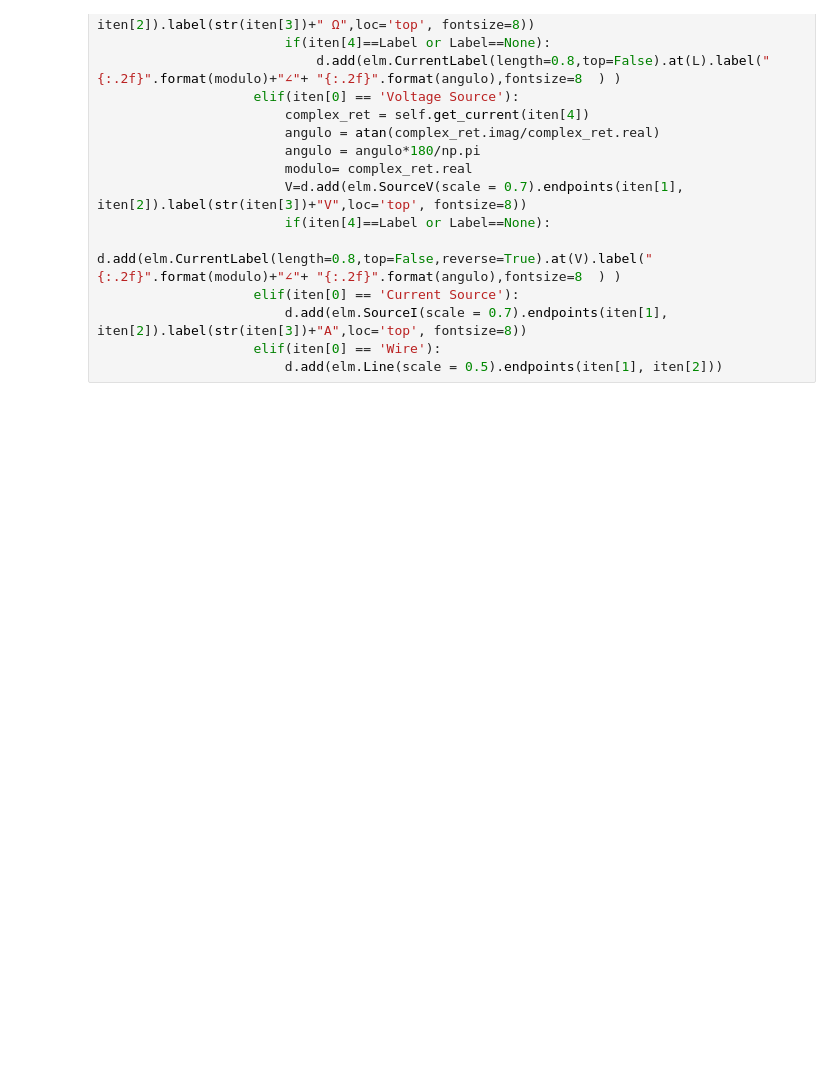
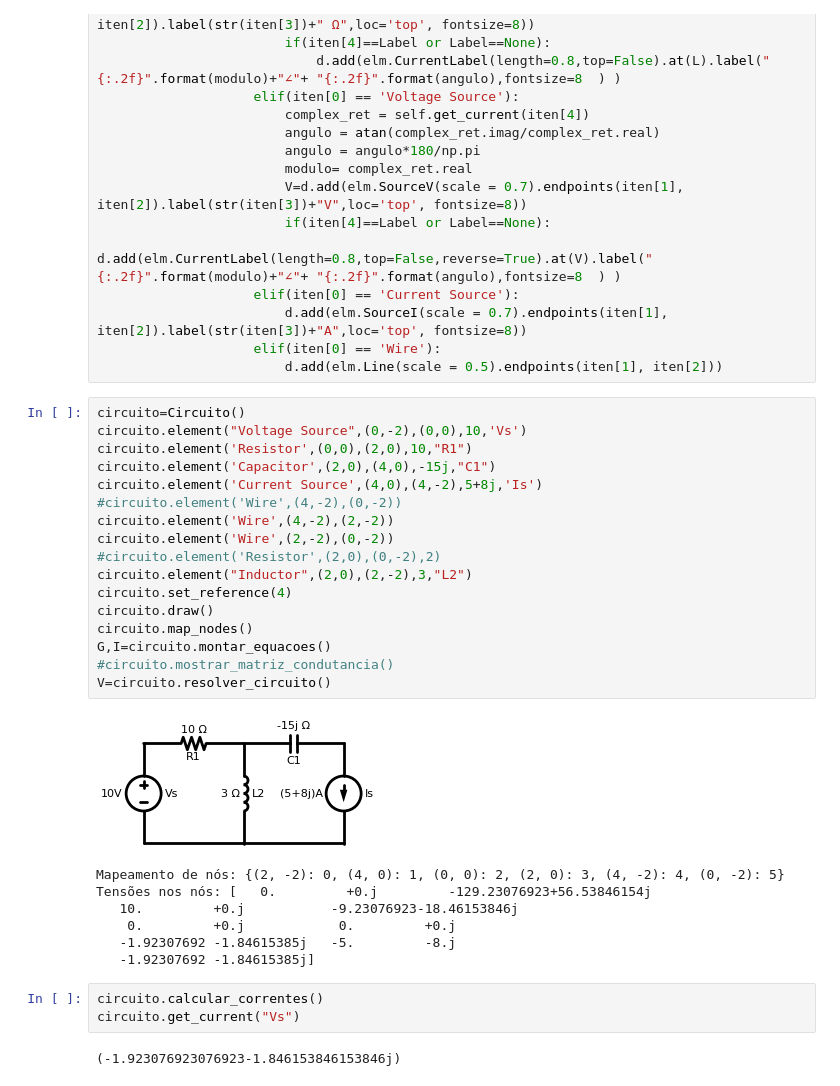
Before and after one commit to ygordealmeida/PhaCircuits, a Jupyter notebook: circuit.ipynb, the cells around one changed output. Drawn from its saved outputs; the diff is of its cells as text; blank space fills up the shorter version.

Commit message:
Visualizar correntes

```diff
--- a/circuit.ipynb
+++ b/circuit.ipynb
@@ -204,3 +204,33 @@ class Circuito:
                         d.add(elm.SourceI(scale = 0.7).endpoints(iten[1], iten[2]).label(str(iten[3])+"A",loc='top', fontsize=8))
                     elif(iten[0] == 'Wire'):
                         d.add(elm.Line(scale = 0.5).endpoints(iten[1], iten[2]))
+# %%
+circuito=Circuito()
+circuito.element("Voltage Source",(0,-2),(0,0),10,'Vs')
+circuito.element('Resistor',(0,0),(2,0),10,"R1")
+circuito.element('Capacitor',(2,0),(4,0),-15j,"C1")
+circuito.element('Current Source',(4,0),(4,-2),5+8j,'Is')
+#circuito.element('Wire',(4,-2),(0,-2))
+circuito.element('Wire',(4,-2),(2,-2))
+circuito.element('Wire',(2,-2),(0,-2))
+#circuito.element('Resistor',(2,0),(0,-2),2)
+circuito.element("Inductor",(2,0),(2,-2),3,"L2")
+circuito.set_reference(4)
+circuito.draw()
+circuito.map_nodes()
+G,I=circuito.montar_equacoes()
+#circuito.mostrar_matriz_condutancia()
+V=circuito.resolver_circuito()
+# %% [output]
+[figure, added]
+Mapeamento de nós: {(2, -2): 0, (4, 0): 1, (0, 0): 2, (2, 0): 3, (4, -2): 4, (0, -2): 5}
+Tensões nos nós: [   0.         +0.j         -129.23076923+56.53846154j
+   10.         +0.j           -9.23076923-18.46153846j
+    0.         +0.j            0.         +0.j
+   -1.92307692 -1.84615385j   -5.         -8.j
+   -1.92307692 -1.84615385j]
+# %%
+circuito.calcular_correntes()
+circuito.get_current("Vs")
+# %% [output]
+(-1.923076923076923-1.846153846153846j)
```
Also changed, not shown: parts of 1 cell of this notebook.
